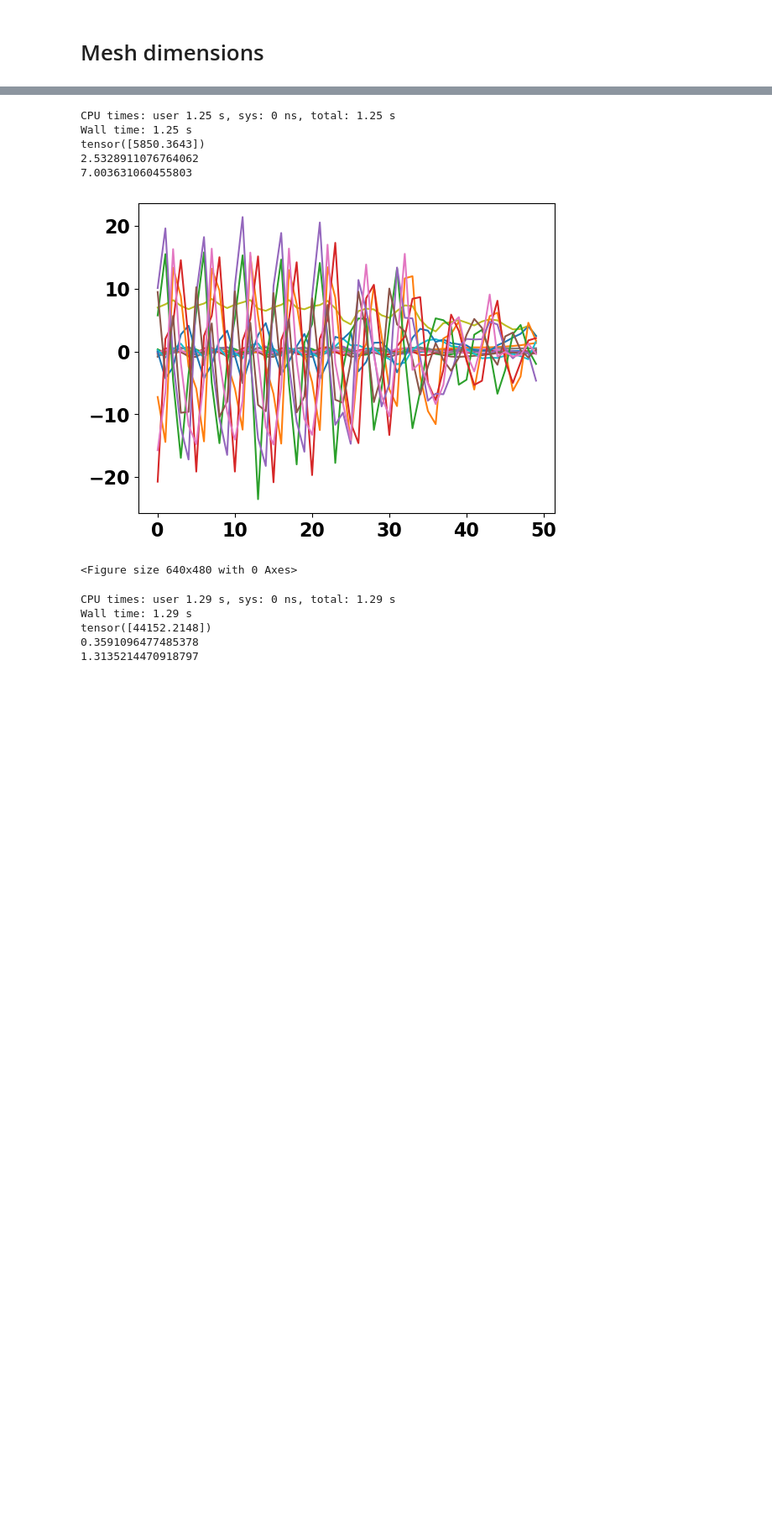
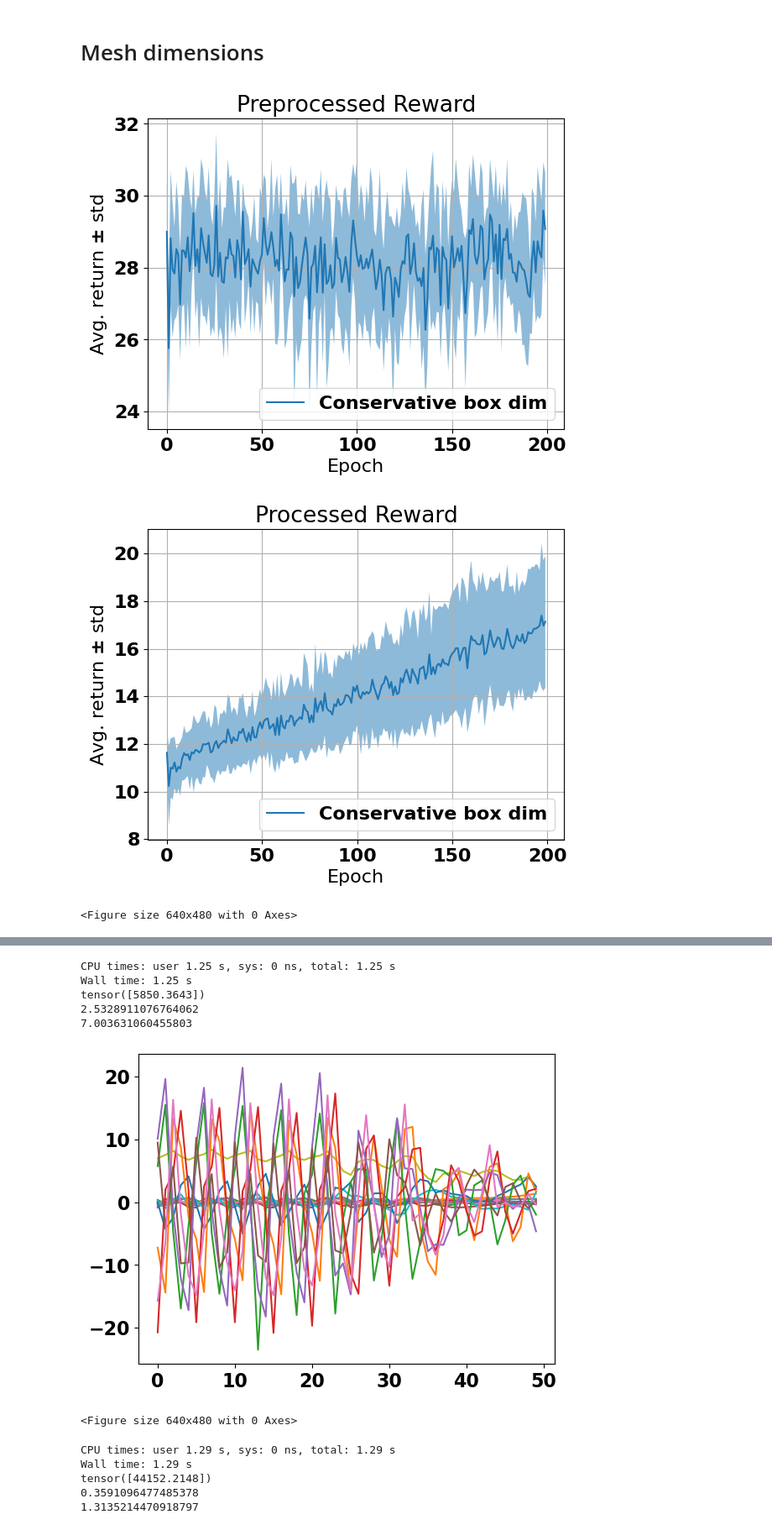
Before and after one commit to sgillen/fractal_rl, a Jupyter notebook: src/make_plots_and_tables.ipynb, the cells around one changed output, grey strips where cells are left out. Shown: that part at 84% size. Drawn from its saved outputs; the diff is of its cells as text; code cells hidden in the pictures; blank space fills up the shorter version.

```diff
--- a/src/make_plots_and_tables.ipynb
+++ b/src/make_plots_and_tables.ipynb
@@ -153,12 +155,12 @@ findfont: Font family ['normal'] not found. Falling back to DejaVu Sans.
 # %%
 for env_name in env_names:
     env = gym.make(env_name)
-    data = torch.load(f"./data17/{env_name}.xr")
+    data = torch.load(f"{save_dir}{env_name}.xr")
     policy_dict = data.policy_dict
     init_d = 1e-6
     num_runs = 5; num_seeds=10
-    post_fns = [identity, variodiv, madodiv]
-    ep_length= 10000
+    post_fns = [identity]
+    ep_length= 1000
 
 
     mshdims = xr.DataArray(np.zeros((len(post_fns), num_seeds, num_runs)),
@@ -189,7 +191,7 @@ for env_name in env_names:
         for i in range(num_seeds):
             for j in range(num_runs):
                 policy = policy_dict[post_fn.__name__][i]
-                o,a,r,l = do_long_rollout(env, policy, ep_length=ep_length)
+                o,a,r,l = do_rollout_noise(env, policy,0,0, num_steps=ep_length)
                 target = o[200:]
                 target = (target - policy.state_means)/(policy.state_std)
                 #target = (target - target.mean(dim=0))/(target.std(dim=0))
@@ -251,7 +268,10 @@ KeyboardInterrupt:
 # %% [markdown]
 # Mesh dimensions
 # %%
-env_names = ["HalfCheetah-v2", "Hopper-v2", "Walker2d-v2"]#, "Ant-v2"]
+#env_names = ["HalfCheetah-v2", "Hopper-v2", "Walker2d-v2"]#, "Ant-v2"]
+
+env_names = ['MinitaurBulletEnv-v0']
+mdim_save_dir = './data_pb3_mdim_long/'
 
 matplotlib.style.use('default')
 
@@ -260,39 +280,58 @@ font = {'family' : 'normal',
         'size'   : 16}
 
 matplotlib.rc('font', **font)
-init_names = ["identity", "madodiv", "identity", "identity"]
-
+#init_names = ["identity", "madodiv", "identity", "identity"]
+init_names = ["identity"]
 for env_name, init_name in zip(env_names, init_names):
-    init_data = torch.load(f"./data17/{env_name}.xr")
+    init_data = torch.load(f"{save_dir}{env_name}.xr")
     init_policy_dict = init_data.policy_dict
 
-    data = torch.load(f"./data_mcshdim4/{env_name}.xr")
+    data = torch.load(f"{mdim_save_dir}{env_name}.xr")
     policy_dict = data.policy_dict
     policy_dict['identity'] = init_policy_dict['identity']
     rews = data.rews#/data.post_rews
     exp_names = [fn.__name__ for fn in data.attrs['post_fns']]
     num_seeds = len(policy_dict[exp_names[0]])
 
     means = rews.mean(dim="trial")
     stds = rews.std(dim="trial")
 
     #plt.subplots(1,1, figsize=(10,7))
     plt.plot(means.T)
     plt.legend(['Conservative box dim', 'Box dim'], loc='lower right')
     ci = stds
 
     for mean, c in zip(means, ci):
         plt.fill_between([t for t in range(len(mean))], (mean-c), (mean+c), alpha=.5)
 
     plt.title(f"Preprocessed Reward")
     plt.ylabel(r"Avg. return $\pm$ std")
     plt.xlabel(r"Epoch")
     plt.grid()
     plt.figure()
 
 
-#     for exp_name in exp_names:
-#         plt.plot(rews.loc[exp_name].T[:,0:10])
-#         plt.legend([i for i in range(10)])
-#         plt.title(exp_name)
-#         plt.figure()
+    rews = data.post_rews
+    exp_names = [fn.__name__ for fn in data.attrs['post_fns']]
+    num_seeds = len(policy_dict[exp_names[0]])
+
+    means = rews.mean(dim="trial")
+    stds = rews.std(dim="trial")
+
+    #plt.subplots(1,1, figsize=(10,7))
+    plt.plot(means.T)
+    plt.legend(['Conservative box dim', 'Box dim'], loc='lower right')
+    ci = stds
+
+    for mean, c in zip(means, ci):
+        plt.fill_between([t for t in range(len(mean))], (mean-c), (mean+c), alpha=.5)
+
+    plt.title(f"Processed Reward")
+    plt.ylabel(r"Avg. return $\pm$ std")
+    plt.xlabel(r"Epoch")
+    plt.grid()
+    plt.figure()
+# %% [output]
+[figure, added]
+[figure, added]
+<Figure size 640x480 with 0 Axes>
```
Also changed, not shown: parts of 7 cells of this notebook, 5 other files.
